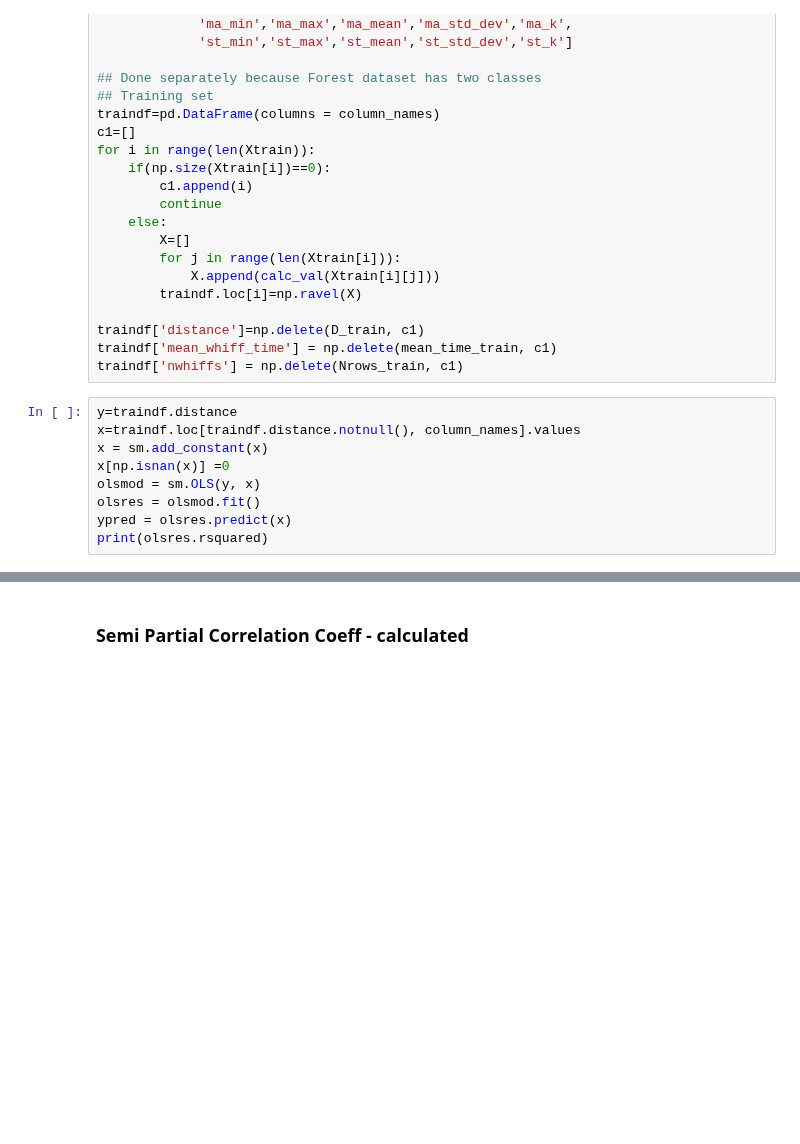
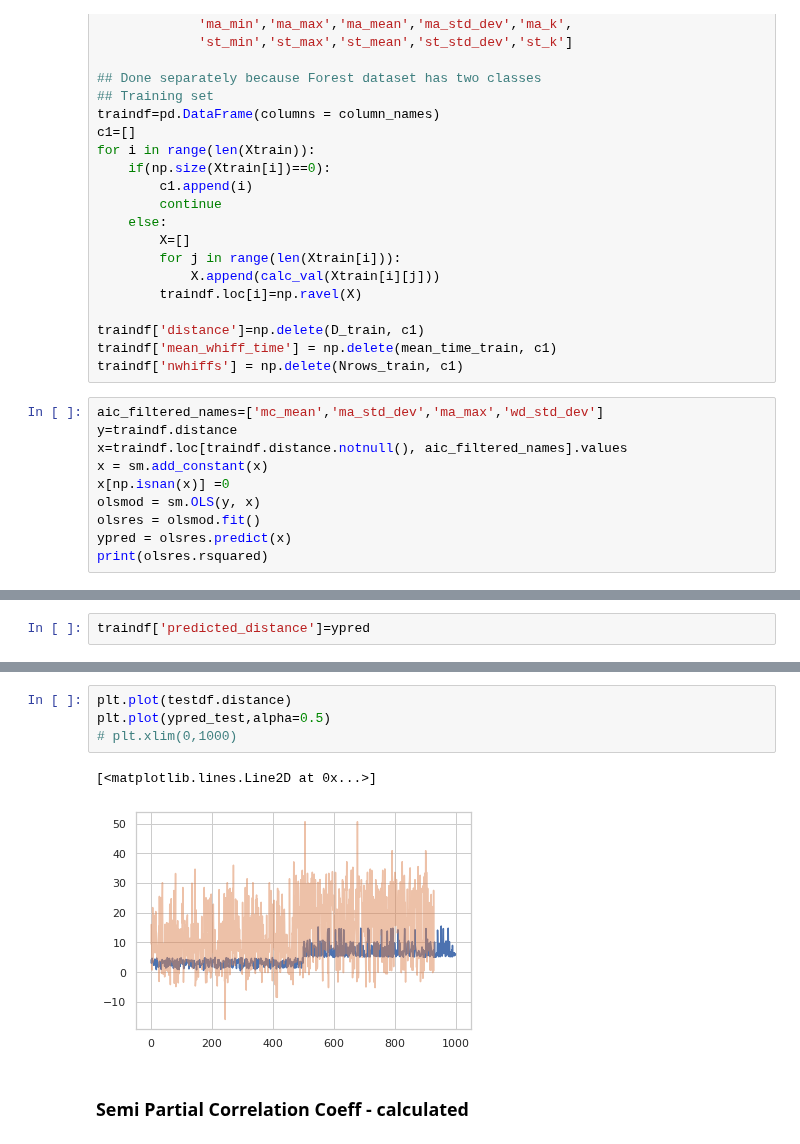
Before and after one commit to arunavanag591/odor_analysis, a Jupyter notebook: data_exploration/dataClassification.ipynb, the cells around one changed output, grey strips where cells are left out. Drawn from its saved outputs; the diff is of its cells as text; blank space fills up the shorter version.

```diff
--- a/data_exploration/dataClassification.ipynb
+++ b/data_exploration/dataClassification.ipynb
@@ -222,8 +211,9 @@ traindf['distance']=np.delete(D_train, c1)
 traindf['mean_whiff_time'] = np.delete(mean_time_train, c1)
 traindf['nwhiffs'] = np.delete(Nrows_train, c1)
 # %%
+aic_filtered_names=['mc_mean','ma_std_dev','ma_max','wd_std_dev']
 y=traindf.distance
-x=traindf.loc[traindf.distance.notnull(), column_names].values
+x=traindf.loc[traindf.distance.notnull(), aic_filtered_names].values
 x = sm.add_constant(x)
 x[np.isnan(x)] =0
 olsmod = sm.OLS(y, x)
@@ -234,0 +225,2 @@ print(olsres.rsquared)
+# %%
+traindf['predicted_distance']=ypred
@@ -235,3 +279,10 @@ print(olsres.rsquared)
+# %%
+plt.plot(testdf.distance)
+plt.plot(ypred_test,alpha=0.5)
+# plt.xlim(0,1000)
+# %% [output]
+[<matplotlib.lines.Line2D at 0x...>]
+[figure, added]
 # %% [markdown]
 ### Semi Partial Correlation Coeff - calculated
 # %%
```
Also changed, not shown: parts of 9 cells of this notebook, 11 other files.
